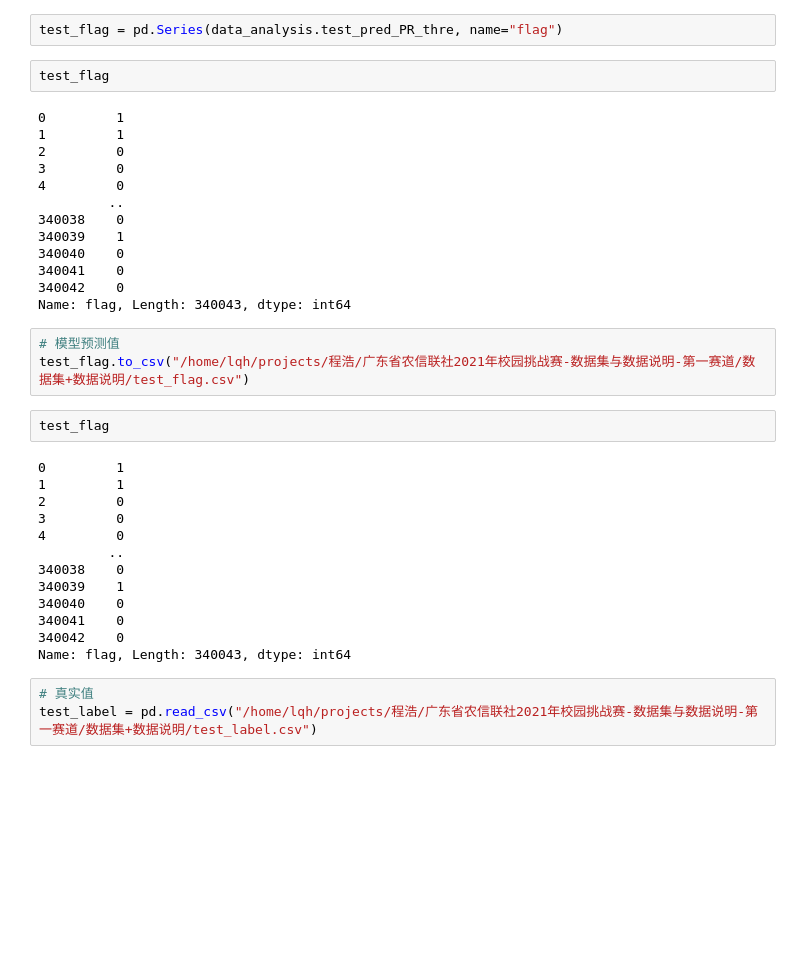
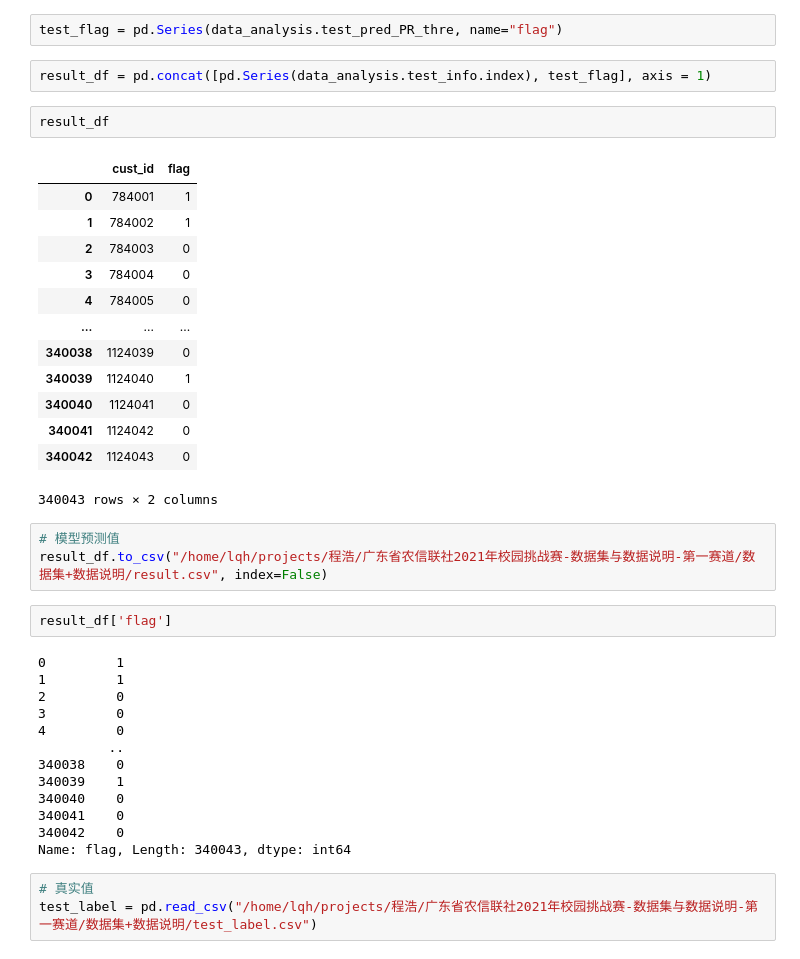
Before and after one commit to longqh3/Data-Analysis-Projects, a Jupyter notebook: Guangdong_Rural_Credit_Cooperative_Association_Contest/Guangdong Rural Bank Data Analysis Contest.ipynb, the cells around one changed output. Cells and saved outputs as stored; diff of their text form; blank space fills up the shorter version.

Commit message:
update project

```diff
--- a/Guangdong_Rural_Credit_Cooperative_Association_Contest/Guangdong Rural Bank Data Analysis Contest.ipynb
+++ b/Guangdong_Rural_Credit_Cooperative_Association_Contest/Guangdong Rural Bank Data Analysis Contest.ipynb
@@ -334,38 +413,41 @@ data_analysis.model_utilze()
 # %%
 test_flag = pd.Series(data_analysis.test_pred_PR_thre, name="flag")
-# %%
-test_flag
-# %% [output]
-0         1
-1         1
-2         0
-3         0
-4         0
-         ..
-340038    0
-340039    1
-340040    0
-340041    0
-340042    0
-Name: flag, Length: 340043, dtype: int64
+# %%
+result_df = pd.concat([pd.Series(data_analysis.test_info.index), test_flag], axis = 1)
+# %%
+result_df
+# %% [output]
+|  | cust_id | flag |
+| 0 | 784001 | 1 |
+| 1 | 784002 | 1 |
+| 2 | 784003 | 0 |
+| 3 | 784004 | 0 |
+| 4 | 784005 | 0 |
+| ... | ... | ... |
+| 340038 | 1124039 | 0 |
+| 340039 | 1124040 | 1 |
+| 340040 | 1124041 | 0 |
+| 340041 | 1124042 | 0 |
+| 340042 | 1124043 | 0 |
+340043 rows × 2 columns
 # %%
 # 模型预测值
-test_flag.to_csv("/home/lqh/projects/程浩/广东省农信联社2021年校园挑战赛-数据集与数据说明-第一赛道/数据集+数据说明/test_flag.csv")
+result_df.to_csv("/home/lqh/projects/程浩/广东省农信联社2021年校园挑战赛-数据集与数据说明-第一赛道/数据集+数据说明/result.csv", index=False)
-# %%
-test_flag
-# %% [output]
-0         1
-1         1
-2         0
-3         0
-4         0
-         ..
-340038    0
-340039    1
-340040    0
-340041    0
-340042    0
-Name: flag, Length: 340043, dtype: int64
+# %%
+result_df['flag']
+# %% [output]
+0         1
+1         1
+2         0
+3         0
+4         0
+         ..
+340038    0
+340039    1
+340040    0
+340041    0
+340042    0
+Name: flag, Length: 340043, dtype: int64
 # %%
 # 真实值
 test_label = pd.read_csv("/home/lqh/projects/程浩/广东省农信联社2021年校园挑战赛-数据集与数据说明-第一赛道/数据集+数据说明/test_label.csv")
```
Also changed, not shown: parts of 10 cells of this notebook, 7 other files.
